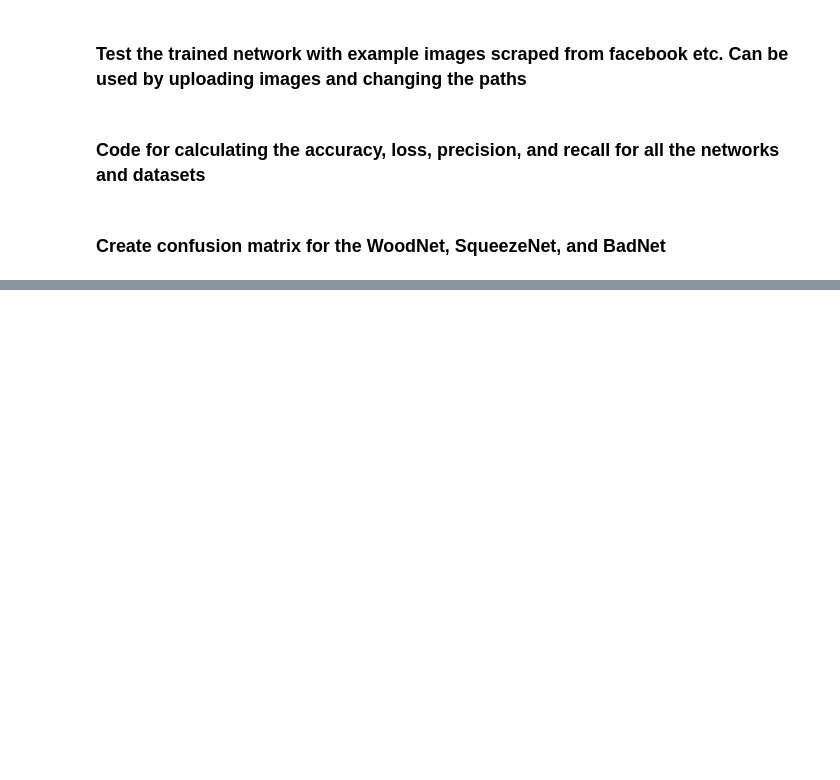
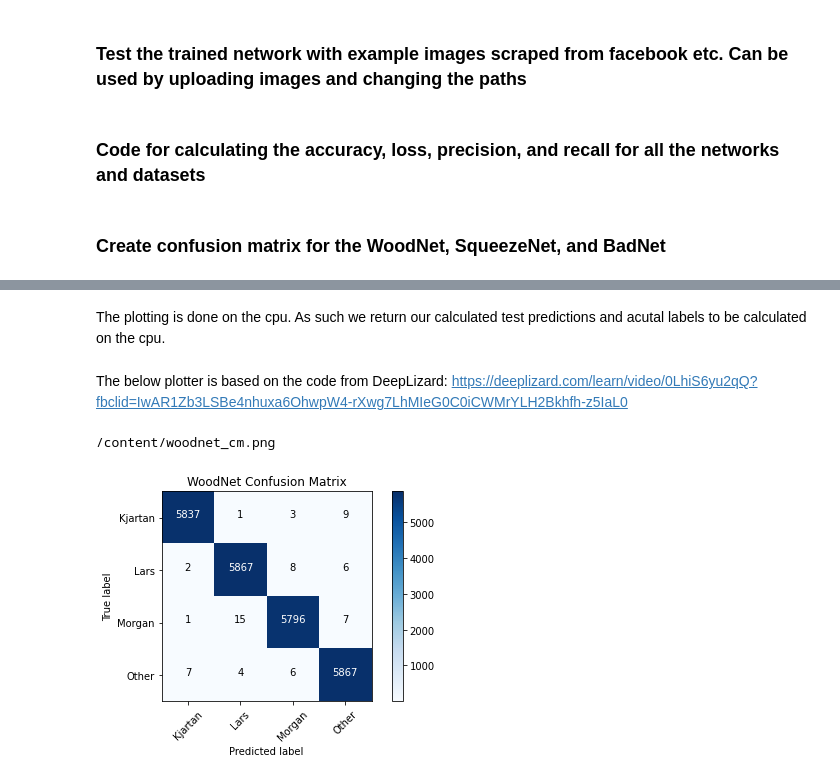
Before and after one commit to Neuralwood-Net/face-recognizer-9000, a Jupyter notebook: notebooks/Train_plot_and_save_224px_color.ipynb, the cells around one changed output, grey strips where cells are left out. Saved outputs shown, nothing was run; the diff lists cells and outputs as text; code cells hidden in the pictures; blank space fills up the shorter version.

Commit message:
Add confusion matrix and a bad net called BadNet

```diff
--- a/notebooks/Train_plot_and_save_224px_color.ipynb
+++ b/notebooks/Train_plot_and_save_224px_color.ipynb
@@ -374,10 +407,11 @@ Below is code that instantiates the loss function and optimization method and st
 To train every parameter in SqueezeNet, set `train_full_network = True`, and to `False` if only the last layer is to be trained. Set the variable network to the network that you want to train. Choices are `woodnet` and `squeezenet`.
 # %%
 # network = squeezenet
+# network = badnet
 network = woodnet
 train_full_network = False
 
-if train_full_network or isinstance(network, WoodNet):
+if train_full_network or isinstance(network, (WoodNet, BadNet)):
     print("Training full network")
     parameters = network.parameters()
 else:
@@ -562,0 +619,2 @@ print(tp / (tp + fn))
+# %%
+test_preds, test_labels = get_all_preds_labels(squeezenet,dataloaders["test"])
@@ -562,0 +646,10 @@ print(tp / (tp + fn))
+# %% [markdown]
+The plotting is done on the cpu. As such we return our calculated test predictions and acutal labels to be calculated on the cpu.
+# %%
+
+test_labels = test_labels.cpu()
+test_preds = test_preds.cpu()
+
+cm = confusion_matrix(test_labels, test_preds.argmax(dim=1))
+# %% [markdown]
+The below plotter is based on the code from DeepLizard: https://deeplizard.com/learn/video/0LhiS6yu2qQ?fbclid=IwAR1Zb3LSBe4nhuxa6OhwpW4-rXwg7LhMIeG0C0iCWMrYLH2Bkhfh-z5IaL0
@@ -562,0 +688,28 @@ print(tp / (tp + fn))
+# %%
+#test_preds, test_labels = get_all_preds_labels(model,dataloader_and_type)
+
+
+def cnn_constructor(preds,labels,filename,title):
+    stacked = torch.stack(
+      (
+          labels
+          ,preds.argmax(dim=1)
+      )
+      ,dim=1
+    )
+    labels = labels.cpu()
+    preds = preds.cpu()
+    cm = confusion_matrix(labels, preds.argmax(dim=1))
+    plot_confusion_matrix(cm,class_names,filename,title=title)
+#SqueezeNet
+#test_preds_s,test_labels_s=get_all_preds_labels(squeezenet,dataloaders["test"])
+#cnn_constructor(test_preds_s,test_labels_s,"/content/squeezenet_cm.png",title="SqueezeNet Confusion Matrix");
+#WoodNet
+test_preds_w,test_labels_w = get_all_preds_labels(woodnet,dataloaders["test"])
+cnn_constructor(test_preds_w,test_labels_w,"/content/woodnet_cm.png",title="WoodNet Confusion Matrix");
+
+# test_preds,test_labels = get_all_preds_labels(badnet,dataloaders["test"])
+#cnn_constructor(test_preds,test_labels,"/content/badnet_cm.png",title="BadNet Confusion Matrix");
+# %% [output]
+/content/woodnet_cm.png
+[figure, added]
```
Also changed, not shown: parts of 9 cells of this notebook.
